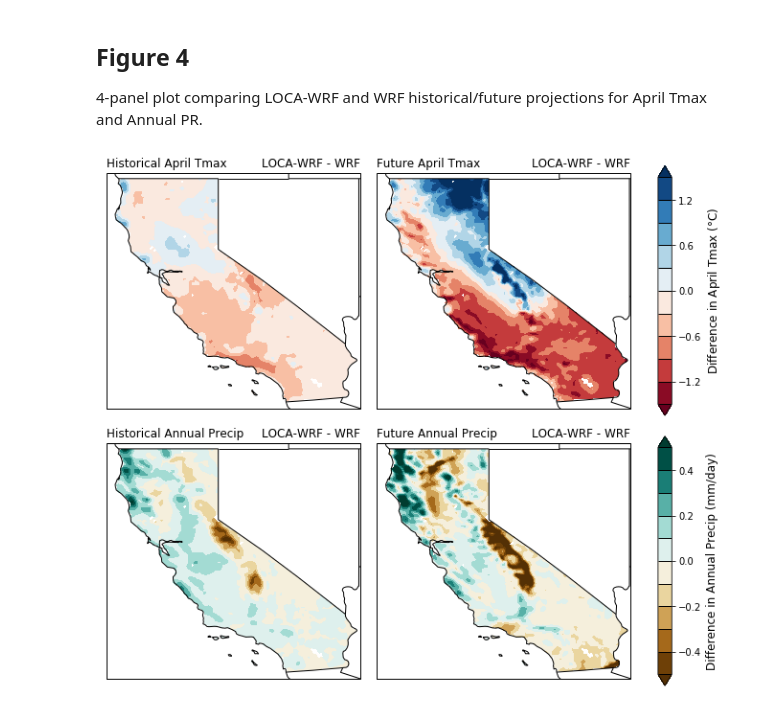
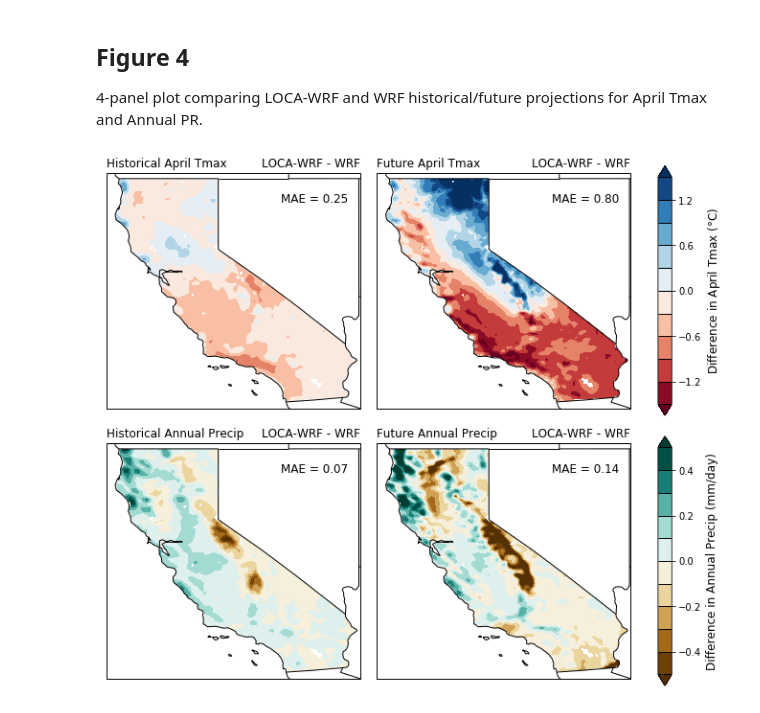
Before and after one commit to neil-berg/doe-downscaling, a Jupyter notebook: paper-figures.ipynb, the cells around one changed output. Cells and saved outputs as stored; diff of their text form; code cells hidden in the pictures.

```diff
--- a/paper-figures.ipynb
+++ b/paper-figures.ipynb
@@ -772,6 +821,17 @@ hist_diff_pr = hist_loca_wrf_pr - hist_wrf_pr
 fut_diff_tmax = fut_loca_wrf_tmax - fut_wrf_tmax
 fut_diff_pr = fut_loca_wrf_pr - fut_wrf_pr
 
+# Statistics (mean absolute error)
+hist_diff_tmax_real = hist_diff_tmax[hist_diff_tmax > -1000] # quick way to filter out nans
+hist_diff_pr_real = hist_diff_pr[hist_diff_pr > -1000]
+fut_diff_tmax_real = fut_diff_tmax[hist_diff_tmax > -1000]
+fut_diff_pr_real = fut_diff_pr[hist_diff_pr > -1000]
+
+mae_hist_diff_tmax_real = np.mean(np.abs(hist_diff_tmax_real))
+mae_hist_diff_pr_real = np.mean(np.abs(hist_diff_pr_real))
+mae_fut_diff_tmax_real = np.mean(np.abs(fut_diff_tmax_real))
+mae_fut_diff_pr_real = np.mean(np.abs(fut_diff_pr_real))
+
 # 4-panel plot
 tmax_ticks = np.linspace(-1.5,1.5,11)
 pr_ticks = np.linspace(-.5,.5,11)
@@ -786,6 +846,10 @@ ax1.set_title('LOCA-WRF - WRF', loc='right', fontsize=12)
 ax1.add_feature(states_provinces, edgecolor='black')
 ax1.add_feature(cfeature.BORDERS)
 ax1.set_extent([235.25,246,32.25,42.25])
+ax1.text(-114.5, 41, 'MAE = {0:.2f}'.format(mae_hist_diff_tmax_real),
+        horizontalalignment='right',
+        transform=ccrs.Geodetic(),
+        fontsize=12)
 plot1 = ax1.contourf(same_lon, same_lat, hist_diff_tmax, tmax_ticks,
                      transform=ccrs.PlateCarree(), cmap='RdBu', extend='both')
 
@@ -797,6 +861,10 @@ ax2.set_title('LOCA-WRF - WRF', loc='right', fontsize=12)
 ax2.add_feature(states_provinces, edgecolor='black')
 ax2.add_feature(cfeature.BORDERS)
 ax2.set_extent([235.25,246,32.25,42.25])
+ax2.text(-114.5, 41, 'MAE = {0:.2f}'.format(mae_fut_diff_tmax_real),
+        horizontalalignment='right',
+        transform=ccrs.Geodetic(),
+        fontsize=12)
 plot2 = ax2.contourf(same_lon, same_lat, fut_diff_tmax, tmax_ticks,
                      transform=ccrs.PlateCarree(), cmap='RdBu', extend='both')
 
@@ -808,6 +876,10 @@ ax3.set_title('LOCA-WRF - WRF', loc='right', fontsize=12)
 ax3.add_feature(states_provinces, edgecolor='black')
 ax3.add_feature(cfeature.BORDERS)
 ax3.set_extent([235.25,246,32.25,42.25])
+ax3.text(-114.5, 41, 'MAE = {0:.2f}'.format(mae_hist_diff_pr_real),
+        horizontalalignment='right',
+        transform=ccrs.Geodetic(),
+        fontsize=12)
 plot3 = ax3.contourf(same_lon, same_lat, hist_diff_pr, pr_ticks,
                      transform=ccrs.PlateCarree(), cmap='BrBG', extend='both')
 
@@ -815,31 +887,35 @@ plot3 = ax3.contourf(same_lon, same_lat, hist_diff_pr, pr_ticks,
 ax4 = fig.add_subplot(2, 2, 4, projection=ccrs.PlateCarree())
 ax4.coastlines('50m')
 ax4.set_title('Future Annual Precip', loc='left', fontsize=12)
 ax4.set_title('LOCA-WRF - WRF', loc='right', fontsize=12)
 ax4.add_feature(states_provinces, edgecolor='black')
 ax4.add_feature(cfeature.BORDERS)
 ax4.set_extent([235.25,246,32.25,42.25])
+ax4.text(-114.5, 41, 'MAE = {0:.2f}'.format(mae_fut_diff_pr_real),
+        horizontalalignment='right',
+        transform=ccrs.Geodetic(),
+        fontsize=12)
 plot4 = ax4.contourf(same_lon, same_lat, fut_diff_pr, pr_ticks,
                      transform=ccrs.PlateCarree(), cmap='BrBG', extend='both')
 
 fig.tight_layout()
 
 # Obtain axes coordinates for each subplot for colorbar positioning
 ax1_pos = ax1.get_position() # details on ax1_pos.x0, .y0, .x1, .y1, .height .width
 ax2_pos = ax2.get_position()
 ax3_pos = ax3.get_position()
 ax4_pos = ax4.get_position()
 
 cbar_ax12 = fig.add_axes([ax2_pos.x1+0.05, ax1_pos.y0, 0.025, ax2_pos.y1 - ax2_pos.y0])
 cbar12 = plt.colorbar(plot1, cax=cbar_ax12, orientation='vertical', drawedges=True, extend='both')
 cbar12.dividers.set_edgecolor('black')
 cbar12.dividers.set_linewidth(1)
 cbar12.set_label('Difference in April Tmax '+'('+r'$\degree$'+'C)', fontsize=12)
 
 cbar_ax34 = fig.add_axes([ax4_pos.x1+0.05, ax4_pos.y0, 0.025, ax4_pos.y1 - ax4_pos.y0])
 cbar34 = plt.colorbar(plot3, cax=cbar_ax34, orientation='vertical', drawedges=True, extend='both')
 cbar34.dividers.set_edgecolor('black')
 cbar34.dividers.set_linewidth(1)
 cbar34.set_label('Difference in Annual Precip (mm/day)', fontsize=12)
 # %% [output]
-[figure, old version]
+[figure, new version]
```
Also changed, not shown: parts of 3 cells of this notebook.
